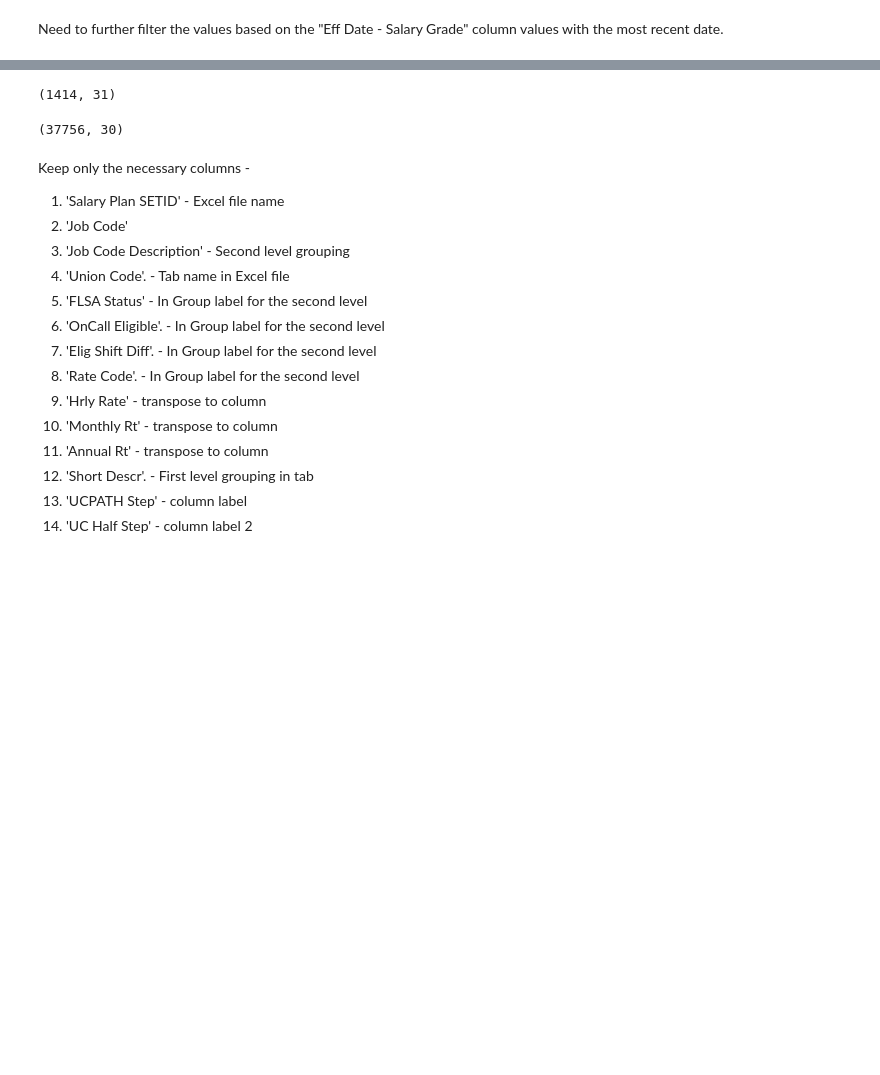
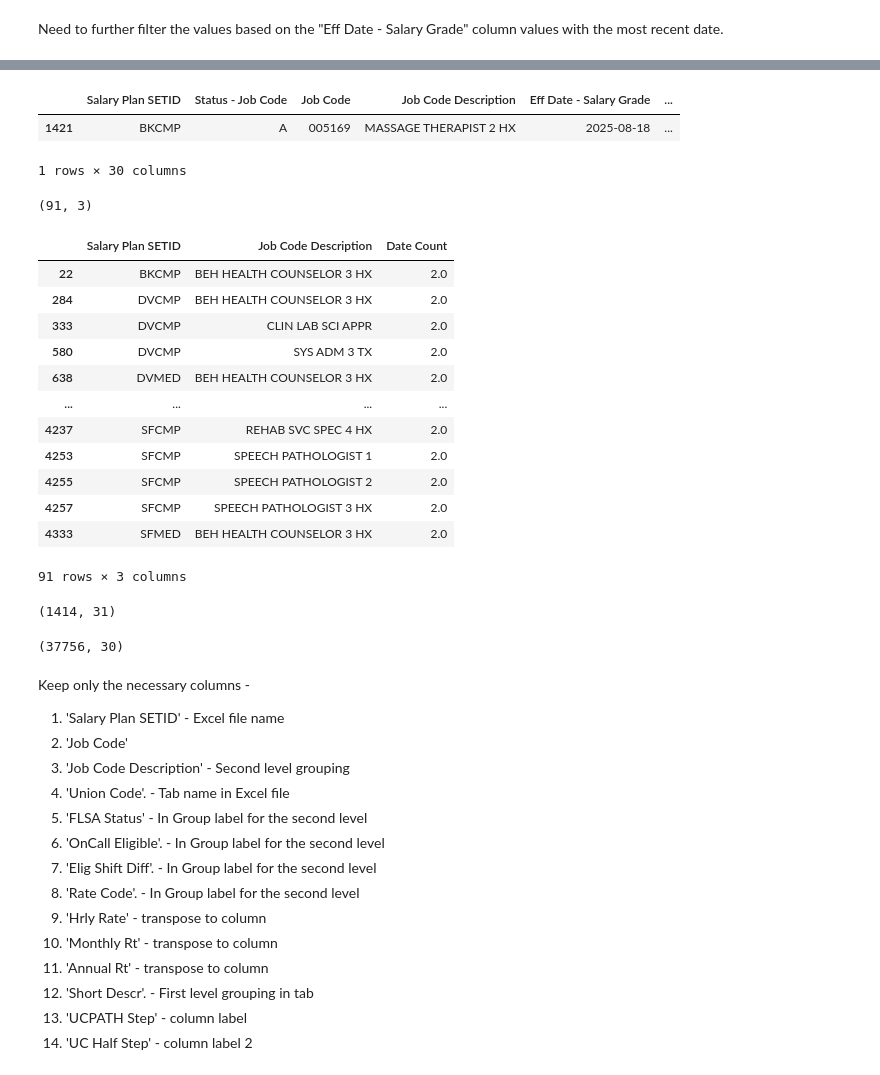
Before and after one commit to tougheye/Data_processing, a Jupyter notebook: UPTE_Payscale_TCS.ipynb, the cells around one changed output, grey strips where cells are left out. Drawn from its saved outputs; the diff is of its cells as text; code cells hidden in the pictures; blank space fills up the shorter version.

Commit message:
processing date check

```diff
--- a/UPTE_Payscale_TCS.ipynb
+++ b/UPTE_Payscale_TCS.ipynb
@@ -58,3 +90,30 @@ multi_eff_date_setid_jobCode_cnt = upte_job_title_Eff_date_cnt.where(upte_job_ti
+# %%
+represented_active_df[(represented_active_df['Salary Plan SETID'] == "BKCMP") &
+                      (represented_active_df['Job Code Description'] == "MASSAGE THERAPIST 2 HX")]
+# %% [output]
+|  | Salary Plan SETID | Status - Job Code | Job Code | Job Code Description | Eff Date - Salary Grade | ... |
+| 1421 | BKCMP | A | 005169 | MASSAGE THERAPIST 2 HX | 2025-08-18 | ... |
+1 rows × 30 columns
+# %%
+multi_eff_date_setid_jobCode_cnt.shape
+# %% [output]
+(91, 3)
+# %%
+multi_eff_date_setid_jobCode_cnt
+# %% [output]
+|  | Salary Plan SETID | Job Code Description | Date Count |
+| 22 | BKCMP | BEH HEALTH COUNSELOR 3 HX | 2.0 |
+| 284 | DVCMP | BEH HEALTH COUNSELOR 3 HX | 2.0 |
+| 333 | DVCMP | CLIN LAB SCI APPR | 2.0 |
+| 580 | DVCMP | SYS ADM 3 TX | 2.0 |
+| 638 | DVMED | BEH HEALTH COUNSELOR 3 HX | 2.0 |
+| ... | ... | ... | ... |
+| 4237 | SFCMP | REHAB SVC SPEC 4 HX | 2.0 |
+| 4253 | SFCMP | SPEECH PATHOLOGIST 1 | 2.0 |
+| 4255 | SFCMP | SPEECH PATHOLOGIST 2 | 2.0 |
+| 4257 | SFCMP | SPEECH PATHOLOGIST 3 HX | 2.0 |
+| 4333 | SFMED | BEH HEALTH COUNSELOR 3 HX | 2.0 |
+91 rows × 3 columns
 # %%
 upte_represented_max_eff_date_df = upte_represented_job_codes_df\
     .merge(multi_eff_date_setid_jobCode_cnt,
```
Also changed, not shown: parts of 7 cells of this notebook.
